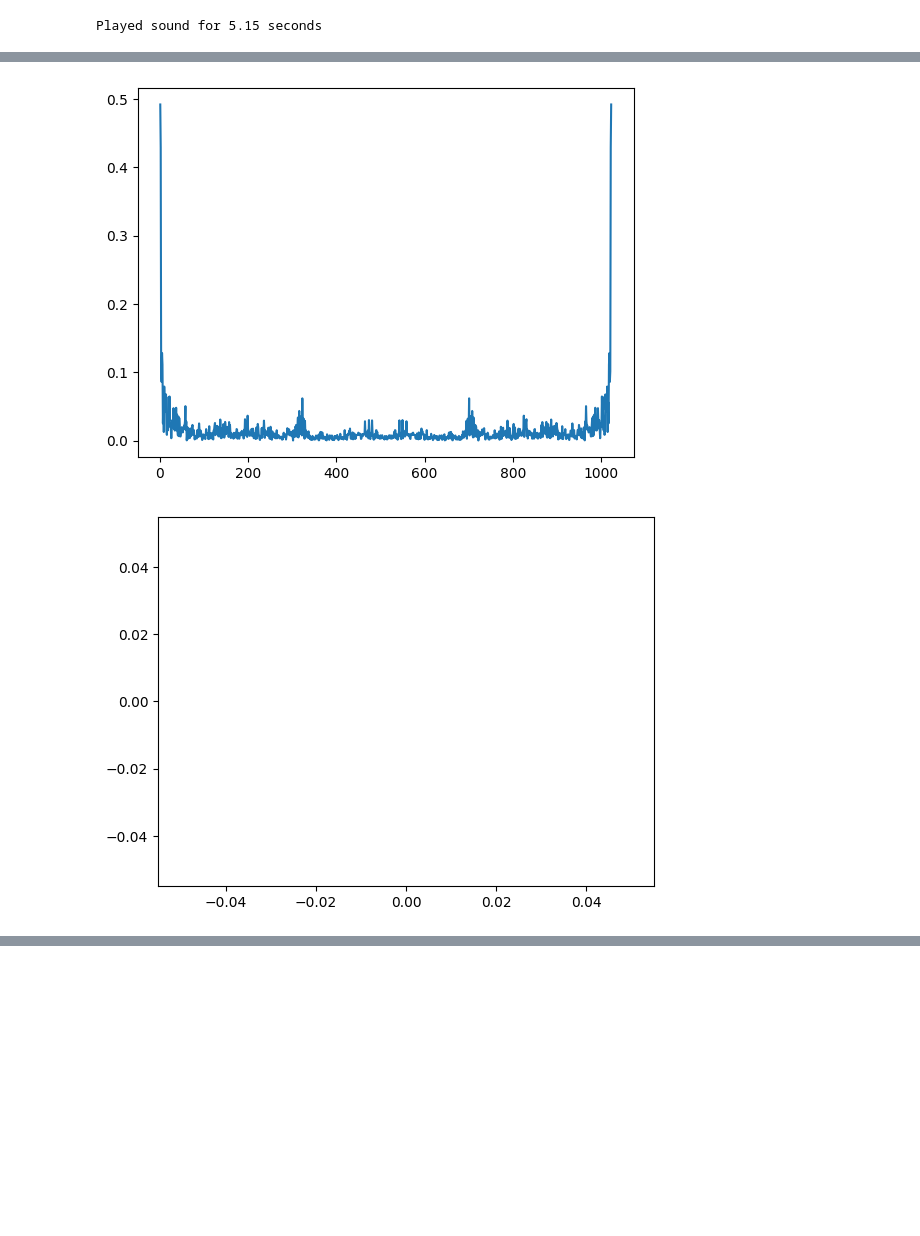
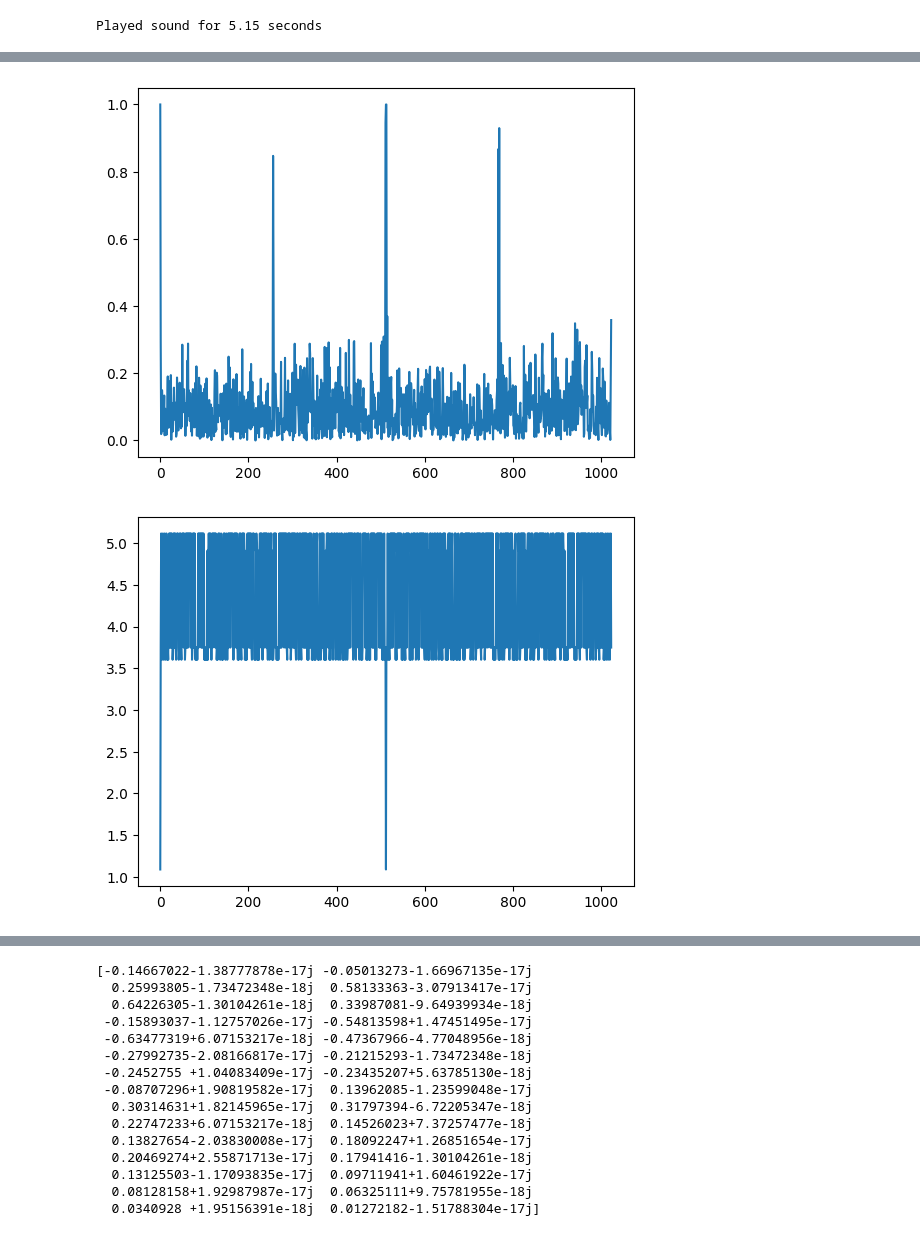
Before and after one commit to kmcm0707/GF3, a Jupyter notebook: full_decoder.ipynb, the cells around one changed output, grey strips where cells are left out. Saved outputs shown, nothing was run; the diff lists cells and outputs as text; code cells hidden in the pictures; blank space fills up the shorter version.

```diff
--- a/full_decoder.ipynb
+++ b/full_decoder.ipynb
@@ -39,27 +133,29 @@ t = np.linspace(0, chirp_time, fs*chirp_time)
 f_0 = 1000
 f_1 = 16000
 chirp = signal.chirp(t, f0=f_0, f1=f_1, t1=chirp_time, method='linear')
-chirp = chirp / np.max(np.abs(chirp)) * 0.1
+chirp = chirp / np.max(np.abs(chirp)) * 0.05
 
 symbol = []
 for i in range(511):
-    if i % 4 == 0:
+    if i <100:
         symbol.append(1+1j)
-    elif i % 4 == 1:
+    elif 100<i<200:
         symbol.append(-1+1j)
-    elif i % 4 == 2:
+    elif 300<i<400:
         symbol.append(1-1j)
-    elif i % 4 == 3:
+    else:
         symbol.append(-1-1j)
 
 
-symbol = np.array(symbol)
+"""symbol = np.array(symbol)
 conj_symbol = np.conj(symbol)[::-1]
 symbol = np.concatenate((symbol, conj_symbol))
 symbol = np.insert(symbol, 0, 0)
 symbol = np.insert(symbol, 512, 0)
 print(symbol.shape)
 time_symbol = np.fft.ifft(symbol)
+plt.plot(time_symbol)
+plt.show()
 print(time_symbol.shape)
 time_symbol = np.real(time_symbol)
 time_symbol = time_symbol / np.max(np.abs(time_symbol))
@@ -87,5 +183,5 @@ print(time_symbol_data.shape)
 time_symbol_data = np.real(time_symbol_data)
 time_symbol_data = time_symbol_data / np.max(np.abs(time_symbol_data))
 cyclic_data = np.concatenate((time_symbol_data[-32:], time_symbol_data))
-print(cyclic_data.shape)
+print(cyclic_data.shape)"""
 # %% [output]
@@ -97,5 +189,5 @@ print(cyclic_data.shape)
 # %%
-to_transmit = np.concatenate((chirp, cyclic, cyclic, cyclic_data, cyclic, cyclic_data))
+to_transmit = np.concatenate((chirp, to_transmit), axis=None)
 to_transmit = to_transmit.astype(np.float32)
 print(to_transmit.shape)
 print(np.max(np.abs(to_transmit)))
@@ -113,12 +205,12 @@ data = np.reshape(data, len(data))
 y = data
 # %%
 #Synchronization
-chirp_time = 1
+chirp_time = 5
 fs = 44100
 t = np.linspace(0, chirp_time, fs*chirp_time)
 f_0 = 1000
 f_1 = 16000
-chirp = signal.chirp(t, f0=f_0, f1=f_1, t1=1, method='linear')
+chirp = signal.chirp(t, f0=f_0, f1=f_1, t1=chirp_time, method='linear')
 max_index, cross_correlation, lags = matched_filter_synchronisation(y,chirp, 10, fs)
 print(max_index)
 
@@ -171,19 +270,31 @@ plt.show()
 # %%
 # Channel estimation Using OFDM
 n = 1056
 #OFDM_DATA = pd.read_csv('OFDM_DATA.csv').to_numpy()
-OFDM_DATA = time_symbol_data
+OFDM_DATA = to_transmit[len(chirp) +32: len(chirp) + 1056]
+plt.plot(np.abs(OFDM_DATA))
+plt.show()
+plt.plot(np.abs(np.fft.fft(OFDM_DATA)))
+plt.show()
 Start_index = lags[max_index] + len(chirp)
 
 # Channel estimation
 Symbol_One = y[Start_index:Start_index + n]
+
 Symbol_One = Symbol_One[32:]
-chanel_estimation = standered_estimation(OFDM_DATA, Symbol_One, 1024)
-plt.plot(np.abs(chanel_estimation))
+OFDM_DATA[0] = 1
+OFDM_DATA[512] = 1
+chanel_estimation_2 = standered_estimation(OFDM_DATA, Symbol_One, 1024)
+plt.plot(np.abs(chanel_estimation_2))
 plt.show()
-time_channel = np.fft.ifft(chanel_estimation)
-plt.plot(np.abs(time_channel))
+time_channel_2 = np.fft.ifft(chanel_estimation_2)
+time_channel_2 = time_channel_2[:30]
+chanel_estimation_2 = np.fft.fft(time_channel_2, n=1024)
+print(time_channel_2)
+plt.plot((time_channel_2))
 plt.show()
+plt.plot(np.abs(chanel_estimation_2))
+plt.show()
 # %% [output]
-[figure, old version]
+[figure, new version]
-[figure, old version]
+[figure, new version]
@@ -189,0 +302,15 @@ plt.show()
+[-0.14667022-1.38777878e-17j -0.05013273-1.66967135e-17j
+  0.25993805-1.73472348e-18j  0.58133363-3.07913417e-17j
+  0.64226305-1.30104261e-18j  0.33987081-9.64939934e-18j
+ -0.15893037-1.12757026e-17j -0.54813598+1.47451495e-17j
+ -0.63477319+6.07153217e-18j -0.47367966-4.77048956e-18j
+ -0.27992735-2.08166817e-17j -0.21215293-1.73472348e-18j
+ -0.2452755 +1.04083409e-17j -0.23435207+5.63785130e-18j
+ -0.08707296+1.90819582e-17j  0.13962085-1.23599048e-17j
+  0.30314631+1.82145965e-17j  0.31797394-6.72205347e-18j
+  0.22747233+6.07153217e-18j  0.14526023+7.37257477e-18j
+  0.13827654-2.03830008e-17j  0.18092247+1.26851654e-17j
+  0.20469274+2.55871713e-17j  0.17941416-1.30104261e-18j
+  0.13125503-1.17093835e-17j  0.09711941+1.60461922e-17j
+  0.08128158+1.92987987e-17j  0.06325111+9.75781955e-18j
+  0.0340928 +1.95156391e-18j  0.01272182-1.51788304e-17j]
```
Also changed, not shown: parts of 7 cells of this notebook.
